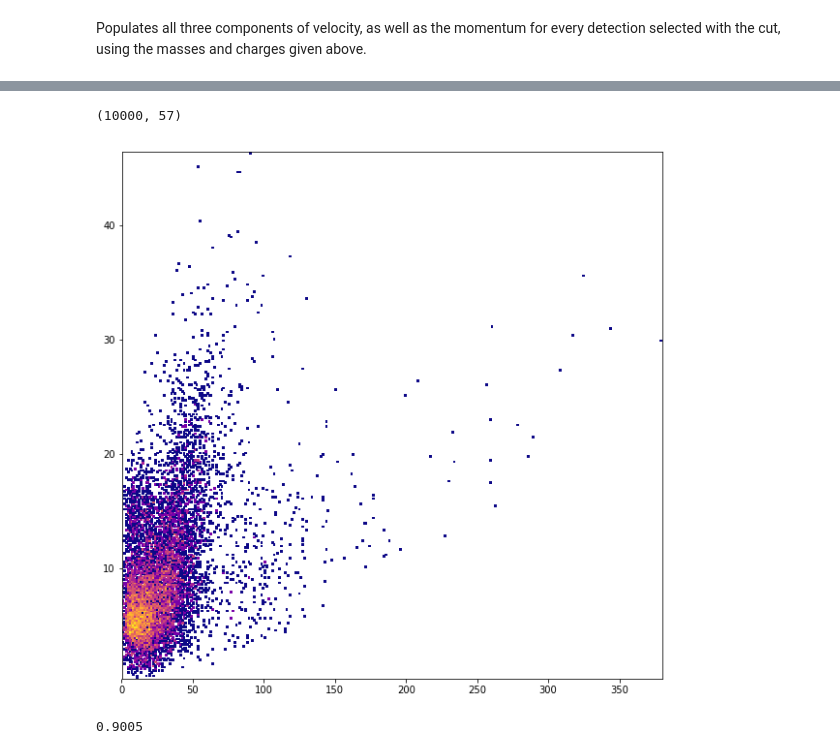
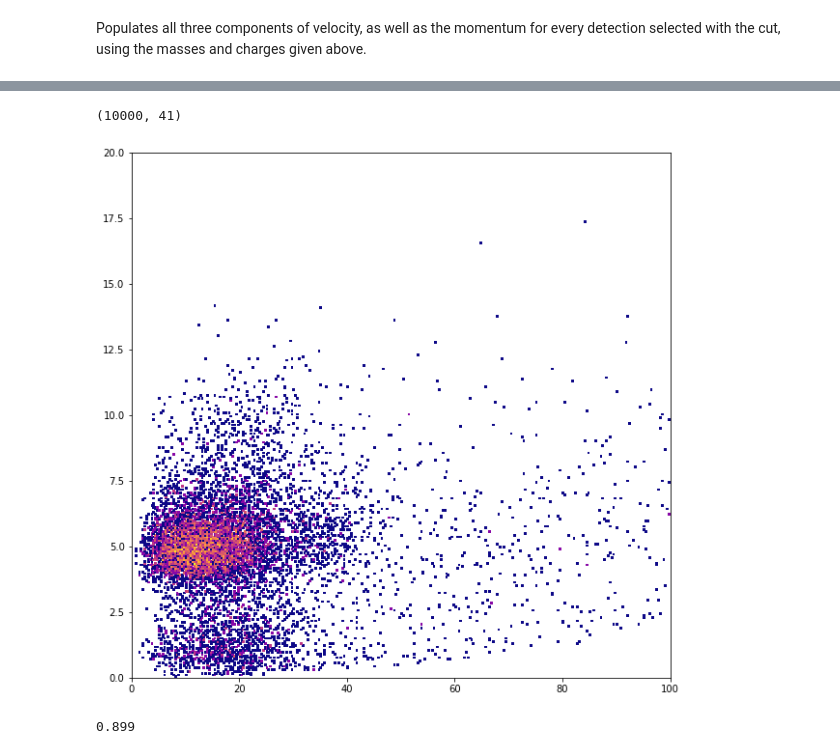
Before and after one commit to MatteoMcDonnell/pyCOLTRIMS, a Jupyter notebook: initalProcessing_tripico.ipynb, the cells around one changed output, grey strips where cells are left out. Cells and saved outputs as stored; diff of their text form; code cells hidden in the pictures.

```diff
--- a/initalProcessing_tripico.ipynb
+++ b/initalProcessing_tripico.ipynb
@@ -341,8 +344,8 @@ def velocP(coincXYT):
 
         temp[apInd('tof0',ind)] = coincXYT[apInd('tof',ind)]-t0_new
 
-        temp[apInd('vx',ind)] = (coincXYT[apInd('x',ind)] - (x0+.81)) / (coincXYT[apInd('tof',ind)] - t0_new) * 1000000
-        temp[apInd('vy',ind)] = (coincXYT[apInd('y',ind)] - (y0-.5)) / (coincXYT[apInd('tof',ind)] - t0_new) * 1000000
+        temp[apInd('vx',ind)] = (coincXYT[apInd('x',ind)] - (x0+.31)) / (coincXYT[apInd('tof',ind)] - t0_new) * 1000000
+        temp[apInd('vy',ind)] = (coincXYT[apInd('y',ind)] - (y0+.385)) / (coincXYT[apInd('tof',ind)] - t0_new) * 1000000
         temp[apInd('vz',ind)] = temp[apInd('tof0',ind)].apply(GetZVelocity,args=(mass[ind-1],charge[ind-1],E_field_new, ion_accel_length ,ion_drift_length_new))
 
         temp[apInd('px',ind)] = mass_si[ind-1] * temp[apInd('vx',ind)] * 0.5 * 1e24
@@ -363,7 +366,12 @@ print(completePop.shape)
 # %% [markdown]
 Populates all three components of velocity, as well as the momentum for every detection selected with the cut, using the masses and charges given above.
 # %%
+'''
 completePop['pxsum'] = completePop[['px1','px2','px3']].sum(axis=1)
 completePop['pysum'] = completePop[['py1','py2','py3']].sum(axis=1)
 completePop['pzsum'] = completePop[['pz1','pz2','pz3']].sum(axis=1)
+'''
+completePop['pxsum'] = completePop[['px1','px2']].sum(axis=1)
+completePop['pysum'] = completePop[['py1','py2']].sum(axis=1)
+completePop['pzsum'] = completePop[['pz1','pz2']].sum(axis=1)
 # %%
@@ -387,7 +395,7 @@ for p_si in plist_si:
 # %%
 completePop['KE1_ev'] = (completePop['px1_si']**2 + completePop['py1_si']**2 + completePop['pz1_si']**2) /(2*mass_si[0]) *6.242e18
 completePop['KE2_ev'] = (completePop['px2_si']**2 + completePop['py2_si']**2 + completePop['pz2_si']**2) /(2*mass_si[1]) *6.242e18
-completePop['KE3_ev'] = (completePop['px3_si']**2 + completePop['py3_si']**2 + completePop['pz3_si']**2) /(2*mass_si[2]) *6.242e18
+#completePop['KE3_ev'] = (completePop['px3_si']**2 + completePop['py3_si']**2 + completePop['pz3_si']**2) /(2*mass_si[2]) *6.242e18
 # %%
 print(completePop.shape)
 xx_ = np.arange(0,6,.01)
@@ -402,5 +410,5 @@ plt.show()
 # %%
-completePop['KER_ev'] = completePop['KE1_ev'] + completePop['KE2_ev'] + completePop['KE3_ev']
+completePop['KER_ev'] = completePop['KE1_ev'] + completePop['KE2_ev']
 # %%
 plt.hist(completePop.KER_ev,bins=100,range=[0,30])
 plt.show()
@@ -416,15 +424,15 @@ plt.show()
 # %%
 print(completePop.shape)
-plt.hist2d(completePop.ptot,completePop.KER_ev,bins=300,norm=mpl.colors.LogNorm(),cmap=mpl.cm.plasma)
+plt.hist2d(completePop.ptot,completePop.KER_ev,bins=300,norm=mpl.colors.LogNorm(),cmap=mpl.cm.plasma,range=[[0,100],[0,20]])
 plt.show()
 # %% [output]
-(10000, 57)
+(10000, 41)
-[figure, old version]
+[figure, new version]
 # %%
-keCut = completePop[completePop['ptot'] < 50]
+keCut = completePop[completePop['ptot'] < 35 ]
 print(keCut.shape[0]/completePop.shape[0])
 # %% [output]
-0.9005
+0.899
 # %%
 plt.hist2d(keCut.delay1,keCut.KER_ev,bins=300,range= [[0, 10], [0, 30]],norm=mpl.colors.LogNorm(),cmap=mpl.cm.plasma)
 plt.show()
```
Also changed, not shown: parts of 25 cells of this notebook, 10 other files.
